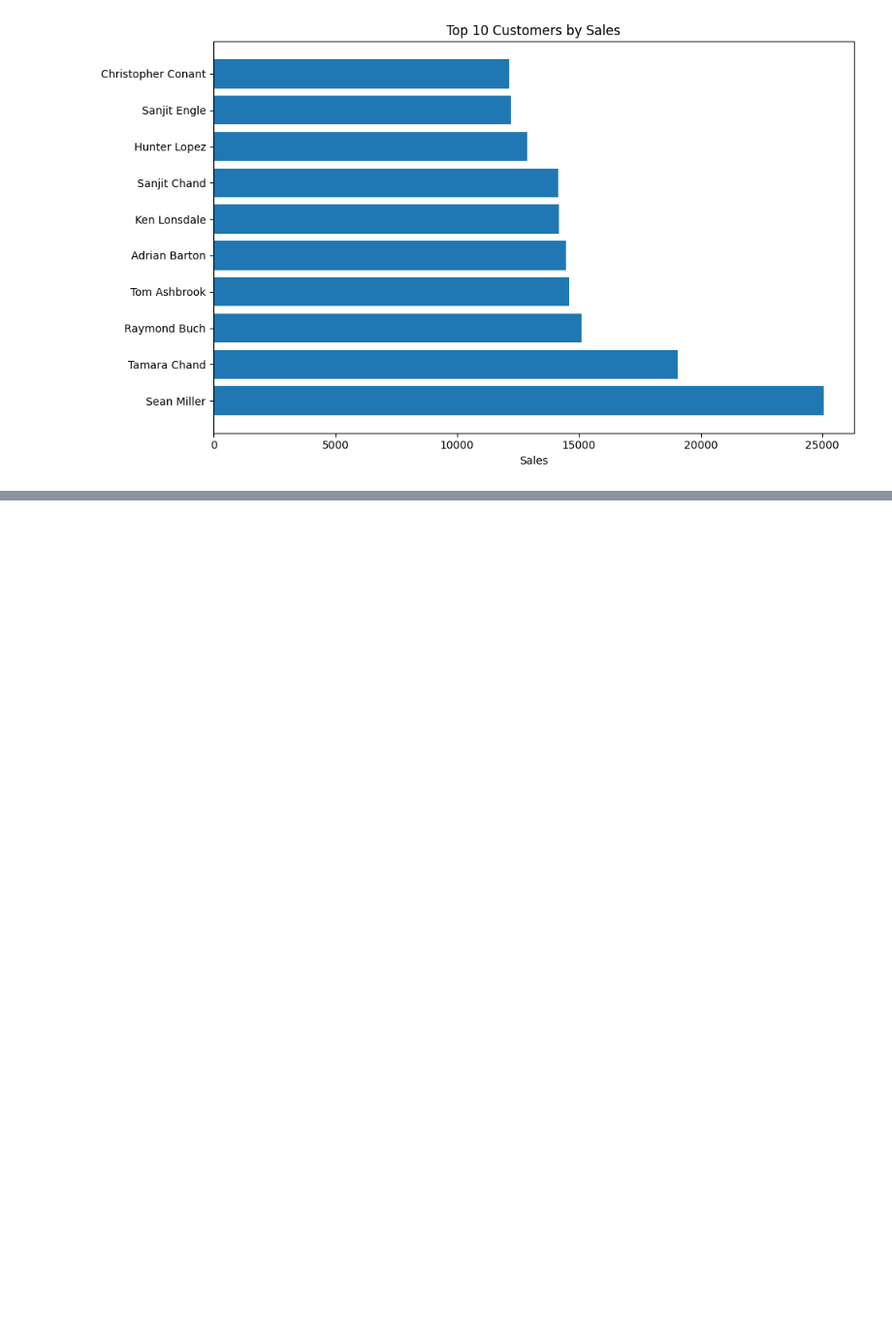
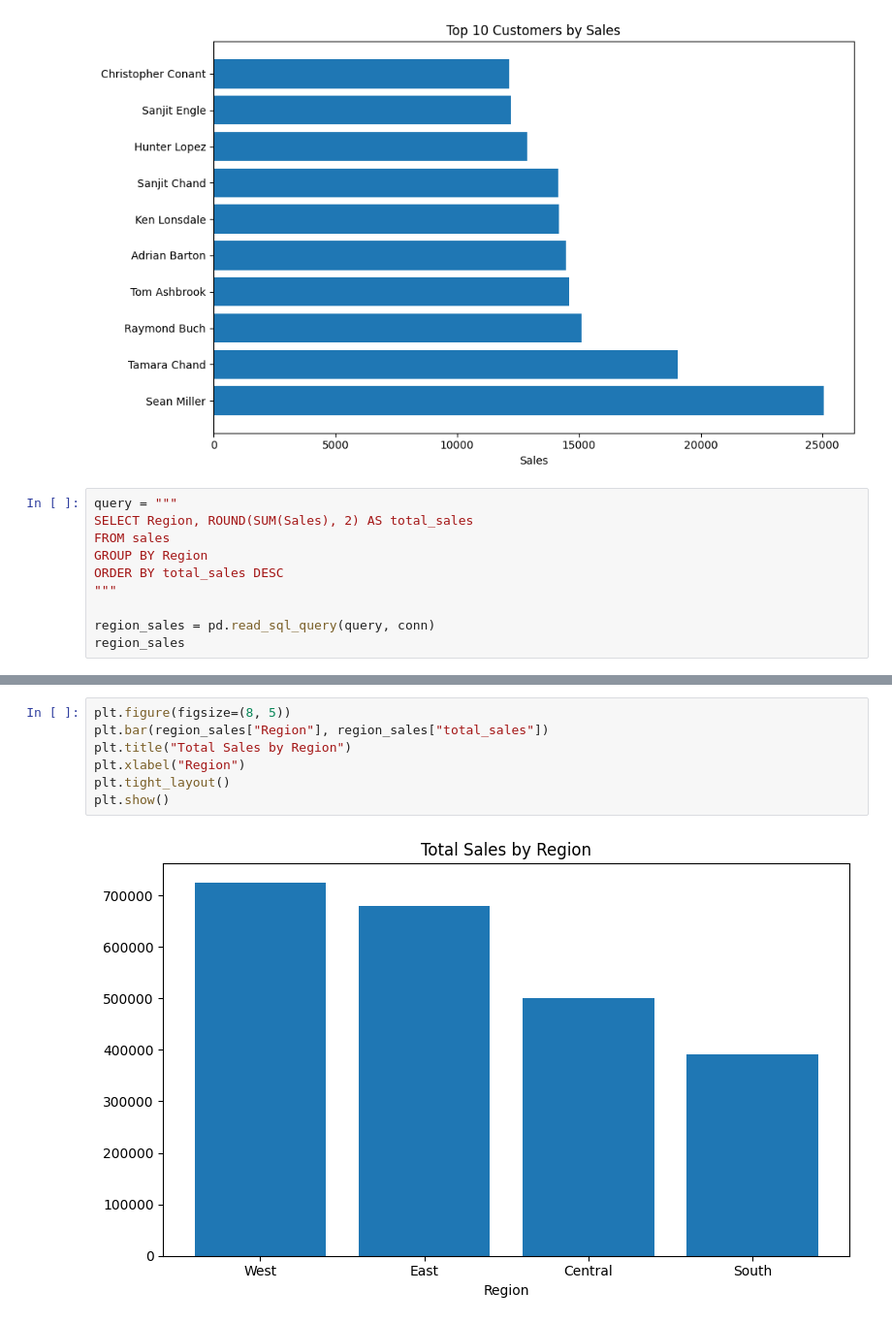
Before and after one commit to StojkoskiT/data-science-portfolio, a Jupyter notebook: projects/sales_sql_analysis/notebooks/sales_analysis.ipynb, the cells around one changed output, grey strips where cells are left out. Shown at 97% size. Cells and saved outputs as stored; diff of their text form; blank space fills up the shorter version.

Commit message:
Add regional sales SQL analysis and visualization

```diff
--- a/projects/sales_sql_analysis/notebooks/sales_analysis.ipynb
+++ b/projects/sales_sql_analysis/notebooks/sales_analysis.ipynb
@@ -132,3 +132,13 @@ plt.tight_layout()
 plt.show()
 # %% [output]
 [figure]
+# %%
+query = """
+SELECT Region, ROUND(SUM(Sales), 2) AS total_sales
+FROM sales
+GROUP BY Region
+ORDER BY total_sales DESC
+"""
+
+region_sales = pd.read_sql_query(query, conn)
+region_sales
@@ -134,0 +151,9 @@ plt.show()
+# %%
+plt.figure(figsize=(8, 5))
+plt.bar(region_sales["Region"], region_sales["total_sales"])
+plt.title("Total Sales by Region")
+plt.xlabel("Region")
+plt.tight_layout()
+plt.show()
+# %% [output]
+[figure, added]
```
Also changed, not shown: parts of 1 cell of this notebook.
